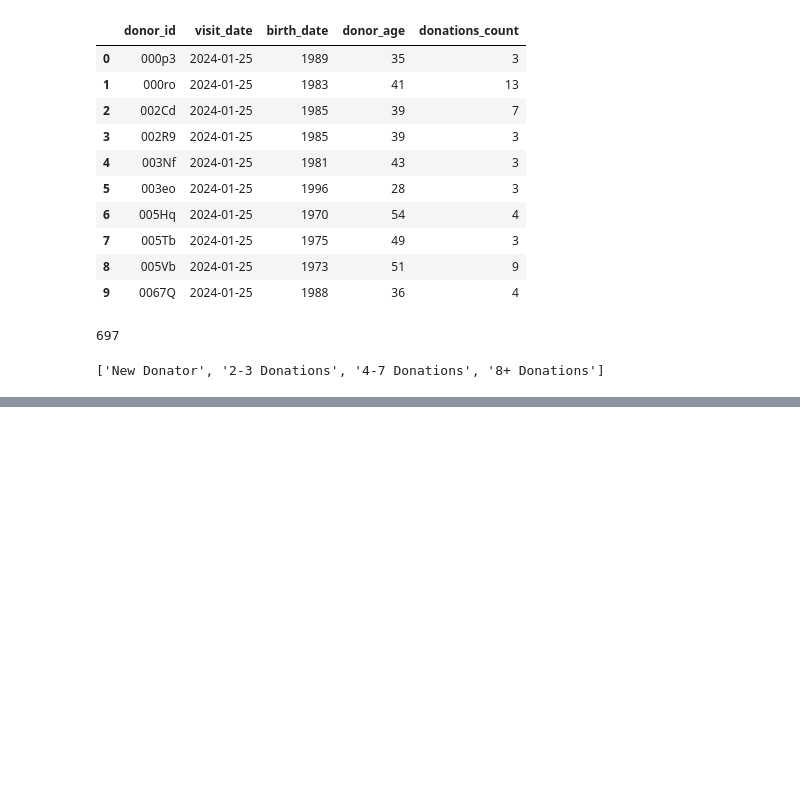
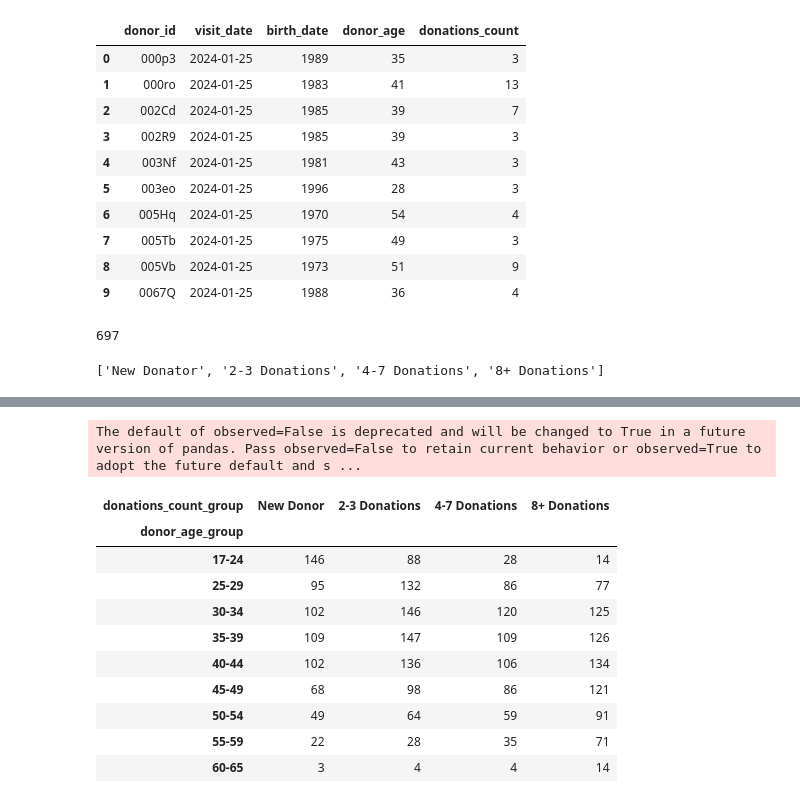
Before and after one commit to adleefuad/blood_donation, a Jupyter notebook: EDA.ipynb, the cells around one changed output, grey strips where cells are left out. Cells and saved outputs as stored; diff of their text form; code cells hidden in the pictures; blank space fills up the shorter version.

```diff
--- a/EDA.ipynb
+++ b/EDA.ipynb
@@ -641,0 +656,16 @@ Text(0, 0.5, 'Group of Donators Based on Frequency')
+# %%
+grouped_data = latest_donor.groupby([ 'donor_age_group','donations_count_group']).size().unstack(fill_value=0)
+grouped_data
+# %% [output]
+The default of observed=False is deprecated and will be changed to True in a future version of pandas. Pass observed=False to retain current behavior or observed=True to adopt the future default and s ...
+| donations_count_group | New Donor | 2-3 Donations | 4-7 Donations | 8+ Donations |
+| donor_age_group |  |  |  |  |
+| 17-24 | 146 | 88 | 28 | 14 |
+| 25-29 | 95 | 132 | 86 | 77 |
+| 30-34 | 102 | 146 | 120 | 125 |
+| 35-39 | 109 | 147 | 109 | 126 |
+| 40-44 | 102 | 136 | 106 | 134 |
+| 45-49 | 68 | 98 | 86 | 121 |
+| 50-54 | 49 | 64 | 59 | 91 |
+| 55-59 | 22 | 28 | 35 | 71 |
+| 60-65 | 3 | 4 | 4 | 14 |
```
Also changed, not shown: parts of 8 cells of this notebook.
